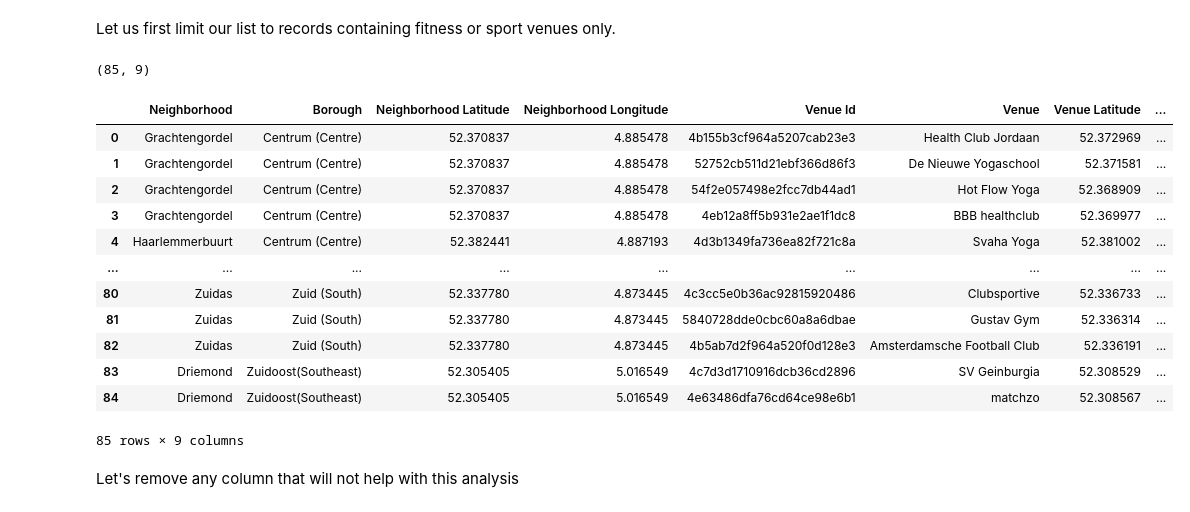
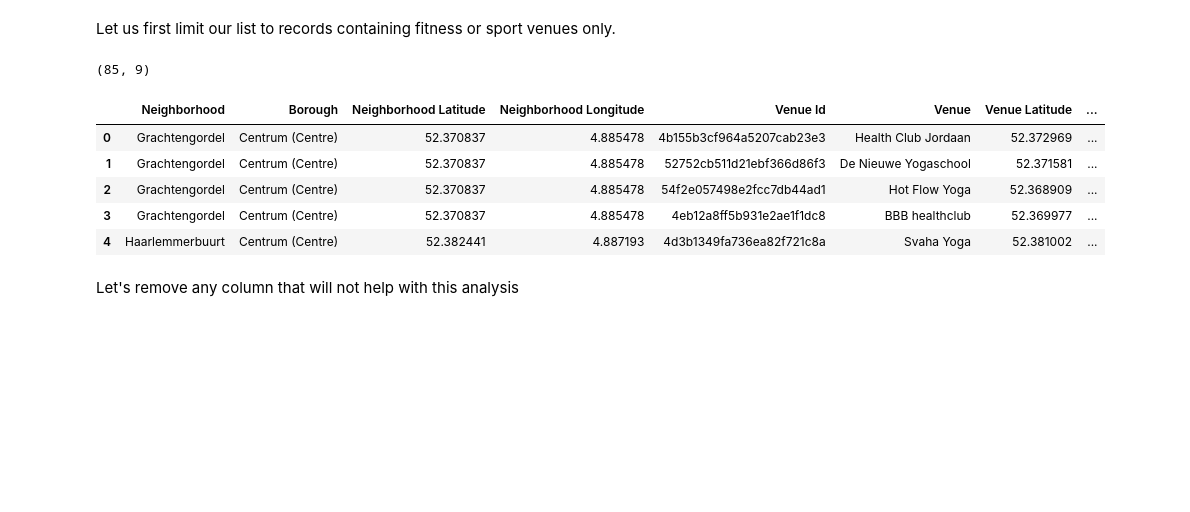
Before and after one commit to diikay/capstone-coursera, a Jupyter notebook: Capstone-AmsterdamFitness.ipynb, the cells around one changed output. Cells and saved outputs as stored; diff of their text form; code cells hidden in the pictures; blank space fills up the shorter version.

```diff
--- a/Capstone-AmsterdamFitness.ipynb
+++ b/Capstone-AmsterdamFitness.ipynb
@@ -446,24 +423,17 @@ fitness_venues = ['Gym / Fitness Center', 'Gym', 'Playground',
 # %%
 df_fitness_venues = df_venues_merged[df_venues_merged['Category'].isin(fitness_venues)]
 print(df_fitness_venues.shape)
 df_fitness_venues = df_fitness_venues.reset_index()
 df_fitness_venues.drop(['index'], axis=1, inplace=True)
-df_fitness_venues
+df_fitness_venues.head()
 # %% [output]
 (85, 9)
 |  | Neighborhood | Borough | Neighborhood Latitude | Neighborhood Longitude | Venue Id | Venue | Venue Latitude | ... |
 | 0 | Grachtengordel | Centrum (Centre) | 52.370837 | 4.885478 | 4b155b3cf964a5207cab23e3 | Health Club Jordaan | 52.372969 | ... |
 | 1 | Grachtengordel | Centrum (Centre) | 52.370837 | 4.885478 | 52752cb511d21ebf366d86f3 | De Nieuwe Yogaschool | 52.371581 | ... |
 | 2 | Grachtengordel | Centrum (Centre) | 52.370837 | 4.885478 | 54f2e057498e2fcc7db44ad1 | Hot Flow Yoga | 52.368909 | ... |
 | 3 | Grachtengordel | Centrum (Centre) | 52.370837 | 4.885478 | 4eb12a8ff5b931e2ae1f1dc8 | BBB healthclub | 52.369977 | ... |
 | 4 | Haarlemmerbuurt | Centrum (Centre) | 52.382441 | 4.887193 | 4d3b1349fa736ea82f721c8a | Svaha Yoga | 52.381002 | ... |
-| ... | ... | ... | ... | ... | ... | ... | ... | ... |
-| 80 | Zuidas | Zuid (South) | 52.337780 | 4.873445 | 4c3cc5e0b36ac92815920486 | Clubsportive | 52.336733 | ... |
-| 81 | Zuidas | Zuid (South) | 52.337780 | 4.873445 | 5840728dde0cbc60a8a6dbae | Gustav Gym | 52.336314 | ... |
-| 82 | Zuidas | Zuid (South) | 52.337780 | 4.873445 | 4b5ab7d2f964a520f0d128e3 | Amsterdamsche Football Club | 52.336191 | ... |
-| 83 | Driemond | Zuidoost(Southeast) | 52.305405 | 5.016549 | 4c7d3d1710916dcb36cd2896 | SV Geinburgia | 52.308529 | ... |
-| 84 | Driemond | Zuidoost(Southeast) | 52.305405 | 5.016549 | 4e63486dfa76cd64ce98e6b1 | matchzo | 52.308567 | ... |
-85 rows × 9 columns
 # %% [markdown]
 Let's remove any column that will not help with this analysis
 # %%
```
Also changed, not shown: parts of 9 cells of this notebook.
